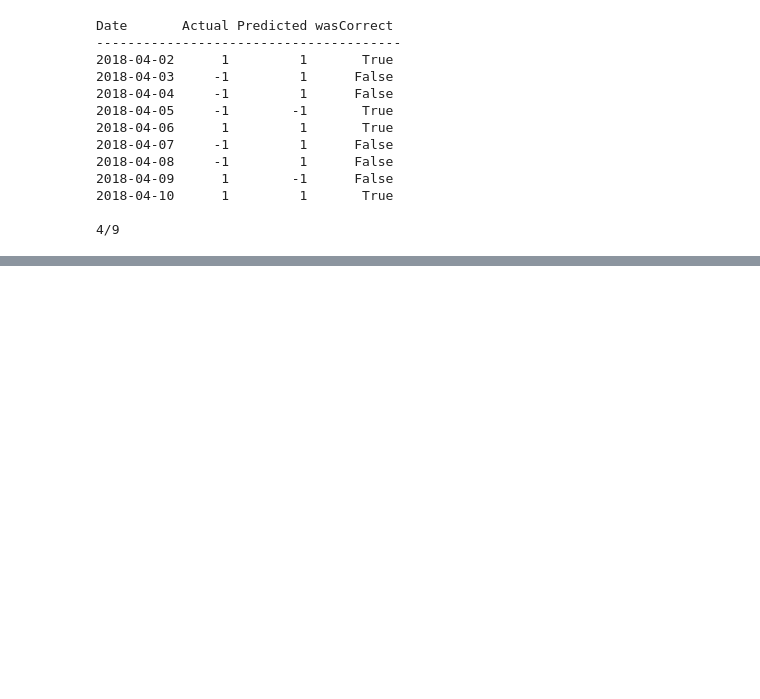
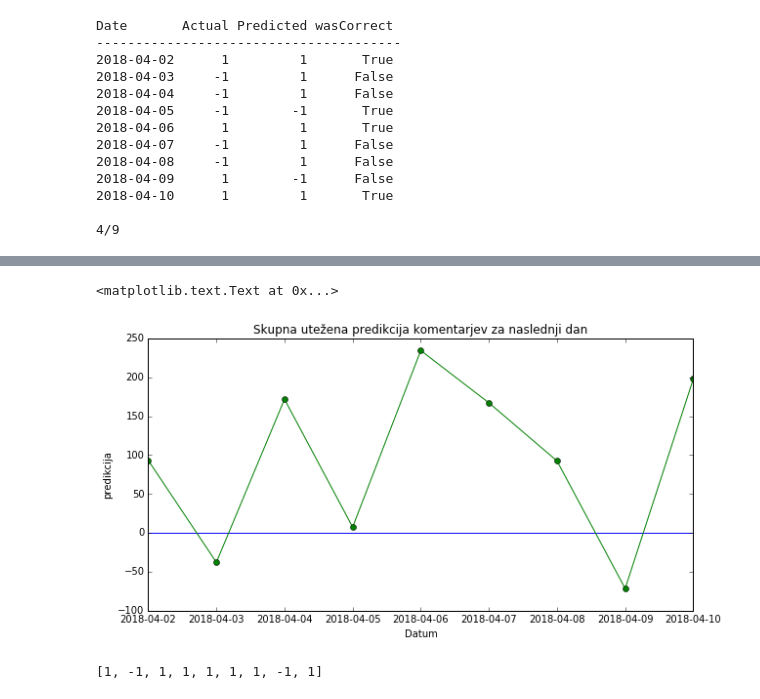
Before and after one commit to zl8252/PR18zl, a Jupyter notebook: data_analysis/daily_discussion_besede.ipynb, the cells around one changed output, grey strips where cells are left out. Saved outputs shown, nothing was run; the diff lists cells and outputs as text; code cells hidden in the pictures; blank space fills up the shorter version.

Commit message:
Weighted analiza besed

```diff
--- a/data_analysis/daily_discussion_besede.ipynb
+++ b/data_analysis/daily_discussion_besede.ipynb
@@ -330,0 +393,35 @@ Date       Actual Predicted wasCorrect
+# %%
+fig, ax = plt.subplots()
+fig.set_size_inches(10,5)
+
+x_es = list(range(len(dd_full_weightedPredictions)))
+
+plt.plot(x_es, [0 for x in x_es])
+
+plt.plot(x_es, dd_full_weightedPredictions, linestyle='-',marker="o")
+
+x_ticks = [dd_dates[i] for i in x_es]
+plt.xticks(x_es, x_ticks)
+
+plt.title("Skupna utežena predikcija komentarjev za naslednji dan")
+
+
+plt.xlabel("Datum")
+plt.ylabel("predikcija")
+# %% [output]
+<matplotlib.text.Text at 0x...>
+[figure, added]
+# %%
+dd_predictions = []
+
+for full_prediction in dd_full_weightedPredictions:
+    prediction = 0
+    if full_prediction > 0:
+        prediction = 1
+    if full_prediction < 0:
+        prediction = -1
+    dd_predictions.append(prediction)
+
+dd_predictions
+# %% [output]
+[1, -1, 1, 1, 1, 1, 1, -1, 1]
```
Also changed, not shown: parts of 8 cells of this notebook, 1 other file.
